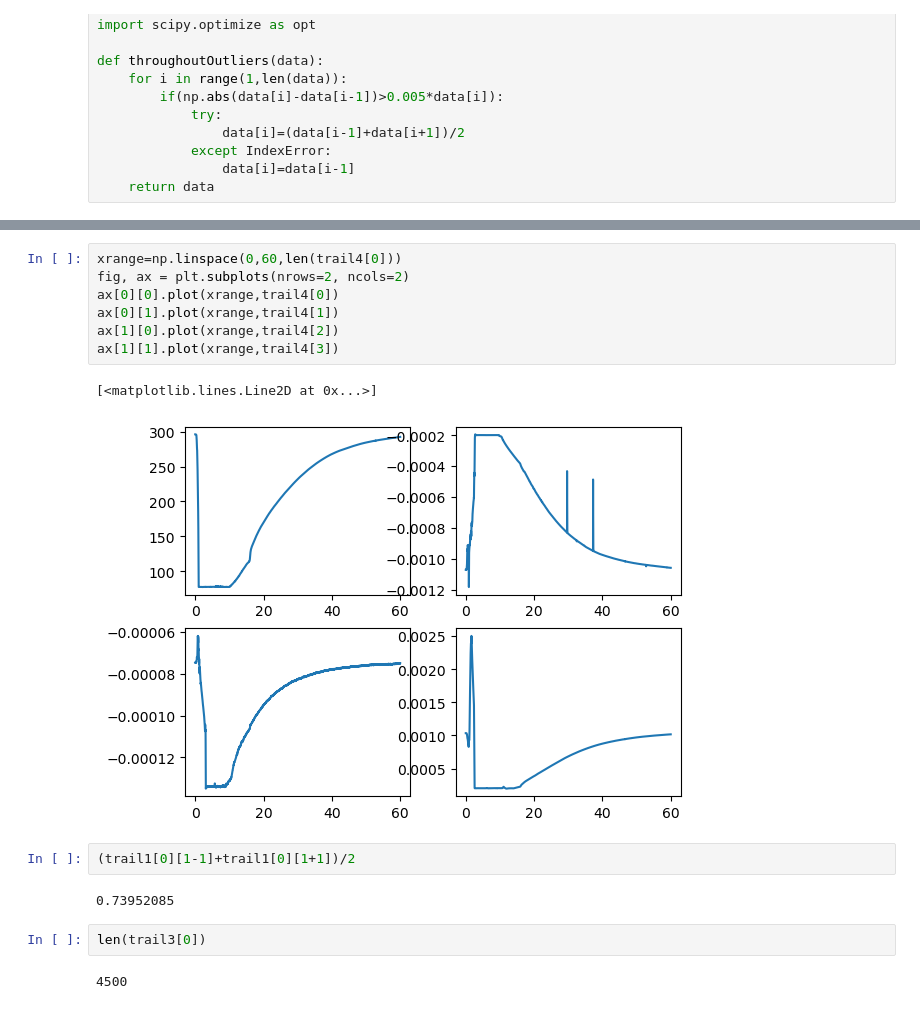
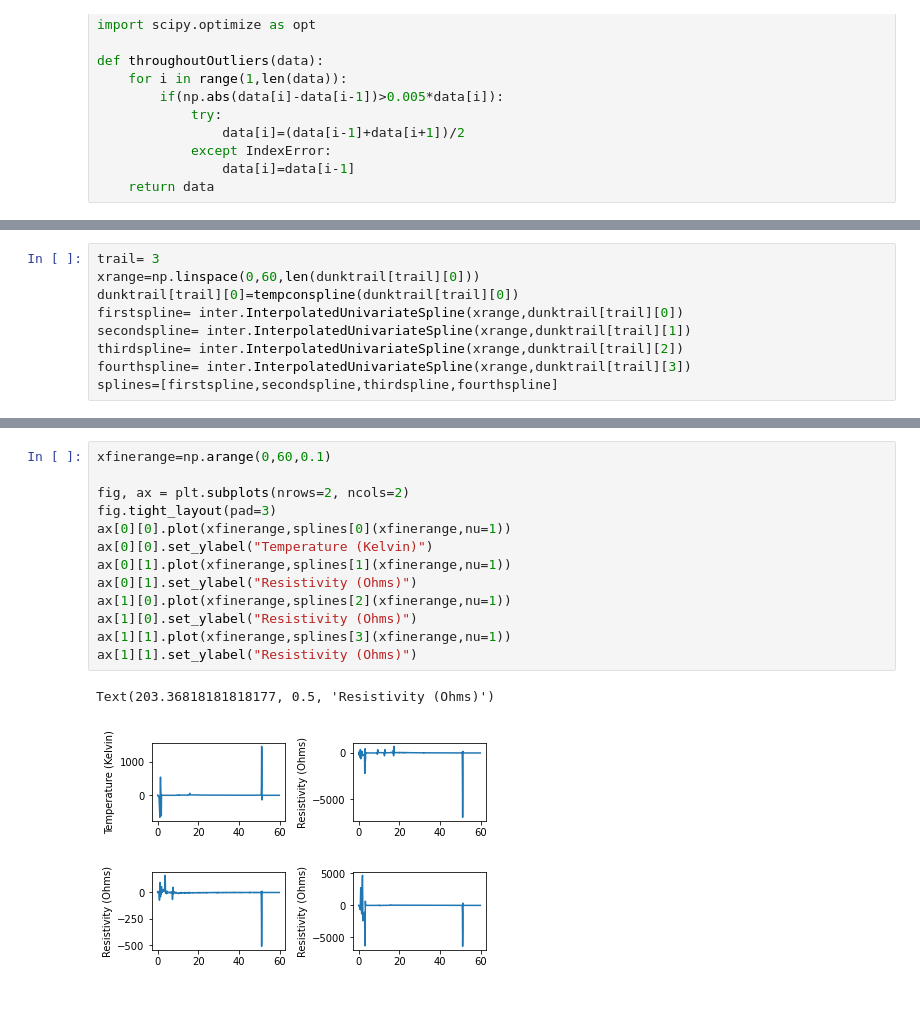
Before and after one commit to cwru-robin/Phys301, a Jupyter notebook: Resistivity/A1.ipynb, the cells around one changed output, grey strips where cells are left out. Cells and saved outputs as stored; diff of their text form.

```diff
--- a/Resistivity/A1.ipynb
+++ b/Resistivity/A1.ipynb
@@ -71,0 +79,9 @@ trail4[0]=tempconspline(trail4[0])
+# %%
+trail= 3
+xrange=np.linspace(0,60,len(dunktrail[trail][0]))
+dunktrail[trail][0]=tempconspline(dunktrail[trail][0])
+firstspline= inter.InterpolatedUnivariateSpline(xrange,dunktrail[trail][0])
+secondspline= inter.InterpolatedUnivariateSpline(xrange,dunktrail[trail][1])
+thirdspline= inter.InterpolatedUnivariateSpline(xrange,dunktrail[trail][2])
+fourthspline= inter.InterpolatedUnivariateSpline(xrange,dunktrail[trail][3])
+splines=[firstspline,secondspline,thirdspline,fourthspline]
@@ -72,18 +113,16 @@ trail4[0]=tempconspline(trail4[0])
 # %%
-xrange=np.linspace(0,60,len(trail4[0]))
+xfinerange=np.arange(0,60,0.1)
+
 fig, ax = plt.subplots(nrows=2, ncols=2)
-ax[0][0].plot(xrange,trail4[0])
-ax[0][1].plot(xrange,trail4[1])
-ax[1][0].plot(xrange,trail4[2])
-ax[1][1].plot(xrange,trail4[3])
+fig.tight_layout(pad=3)
+ax[0][0].plot(xfinerange,splines[0](xfinerange,nu=1))
+ax[0][0].set_ylabel("Temperature (Kelvin)")
+ax[0][1].plot(xfinerange,splines[1](xfinerange,nu=1))
+ax[0][1].set_ylabel("Resistivity (Ohms)")
+ax[1][0].plot(xfinerange,splines[2](xfinerange,nu=1))
+ax[1][0].set_ylabel("Resistivity (Ohms)")
+ax[1][1].plot(xfinerange,splines[3](xfinerange,nu=1))
+ax[1][1].set_ylabel("Resistivity (Ohms)")
 # %% [output]
-[<matplotlib.lines.Line2D at 0x...>]
+Text(203.36818181818177, 0.5, 'Resistivity (Ohms)')
-[figure, old version]
+[figure, new version]
-# %%
-(trail1[0][1-1]+trail1[0][1+1])/2
-# %% [output]
-0.73952085
-# %%
-len(trail3[0])
-# %% [output]
-4500
```
Also changed, not shown: parts of 7 cells of this notebook.
